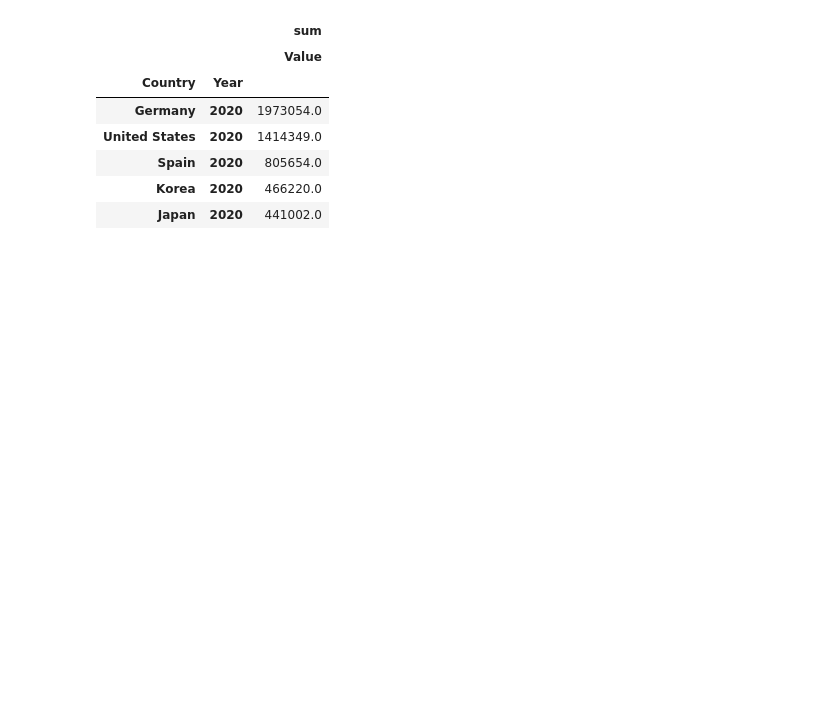
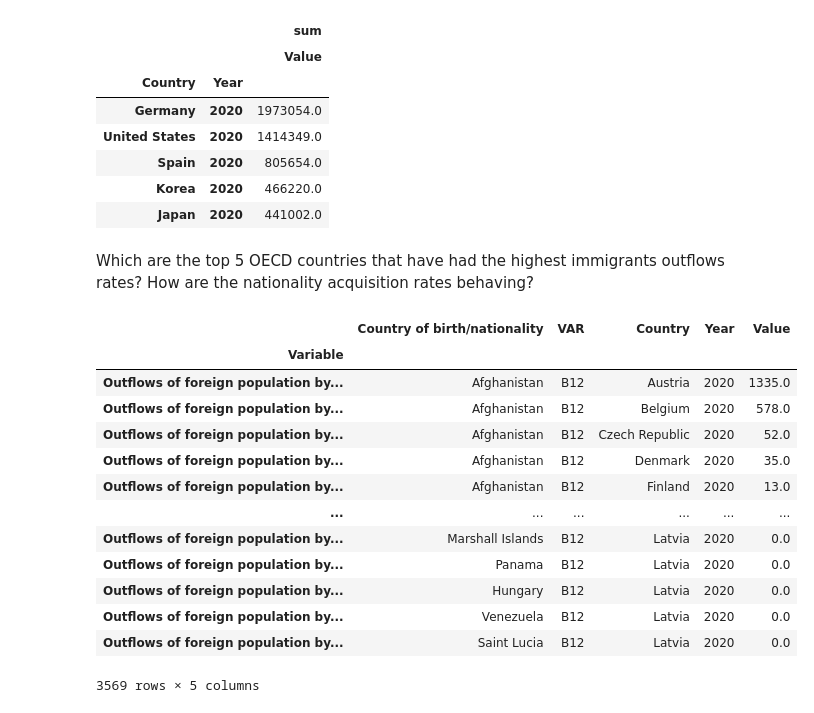
Before and after one commit to sergioabz/mid_project, a Jupyter notebook: notebooks/Analysis_midbootcamp_project.ipynb, the cells around one changed output. Cells and saved outputs as stored; diff of their text form; code cells hidden in the pictures; blank space fills up the shorter version.

```diff
--- a/notebooks/Analysis_midbootcamp_project.ipynb
+++ b/notebooks/Analysis_midbootcamp_project.ipynb
@@ -276,3 +276,25 @@ top_5(data, 2020)
 | Spain | 2020 | 805654.0 |
 | Korea | 2020 | 466220.0 |
 | Japan | 2020 | 441002.0 |
+# %% [markdown]
+Which are the top 5 OECD countries that have had the highest immigrants outflows  rates?  How are the nationality acquisition rates behaving?
+# %%
+outflows = data.copy().set_index('Variable')
+outflows = outflows.loc[['Outflows of foreign population by nationality']]
+outflows = outflows[outflows['Year'] == 2020]
+outflows
+# %% [output]
+|  | Country of birth/nationality | VAR | Country | Year | Value |
+| Variable |  |  |  |  |  |
+| Outflows of foreign population by... | Afghanistan | B12 | Austria | 2020 | 1335.0 |
+| Outflows of foreign population by... | Afghanistan | B12 | Belgium | 2020 | 578.0 |
+| Outflows of foreign population by... | Afghanistan | B12 | Czech Republic | 2020 | 52.0 |
+| Outflows of foreign population by... | Afghanistan | B12 | Denmark | 2020 | 35.0 |
+| Outflows of foreign population by... | Afghanistan | B12 | Finland | 2020 | 13.0 |
+| ... | ... | ... | ... | ... | ... |
+| Outflows of foreign population by... | Marshall Islands | B12 | Latvia | 2020 | 0.0 |
+| Outflows of foreign population by... | Panama | B12 | Latvia | 2020 | 0.0 |
+| Outflows of foreign population by... | Hungary | B12 | Latvia | 2020 | 0.0 |
+| Outflows of foreign population by... | Venezuela | B12 | Latvia | 2020 | 0.0 |
+| Outflows of foreign population by... | Saint Lucia | B12 | Latvia | 2020 | 0.0 |
+3569 rows × 5 columns
```
Also changed, not shown: parts of 54 cells of this notebook.
